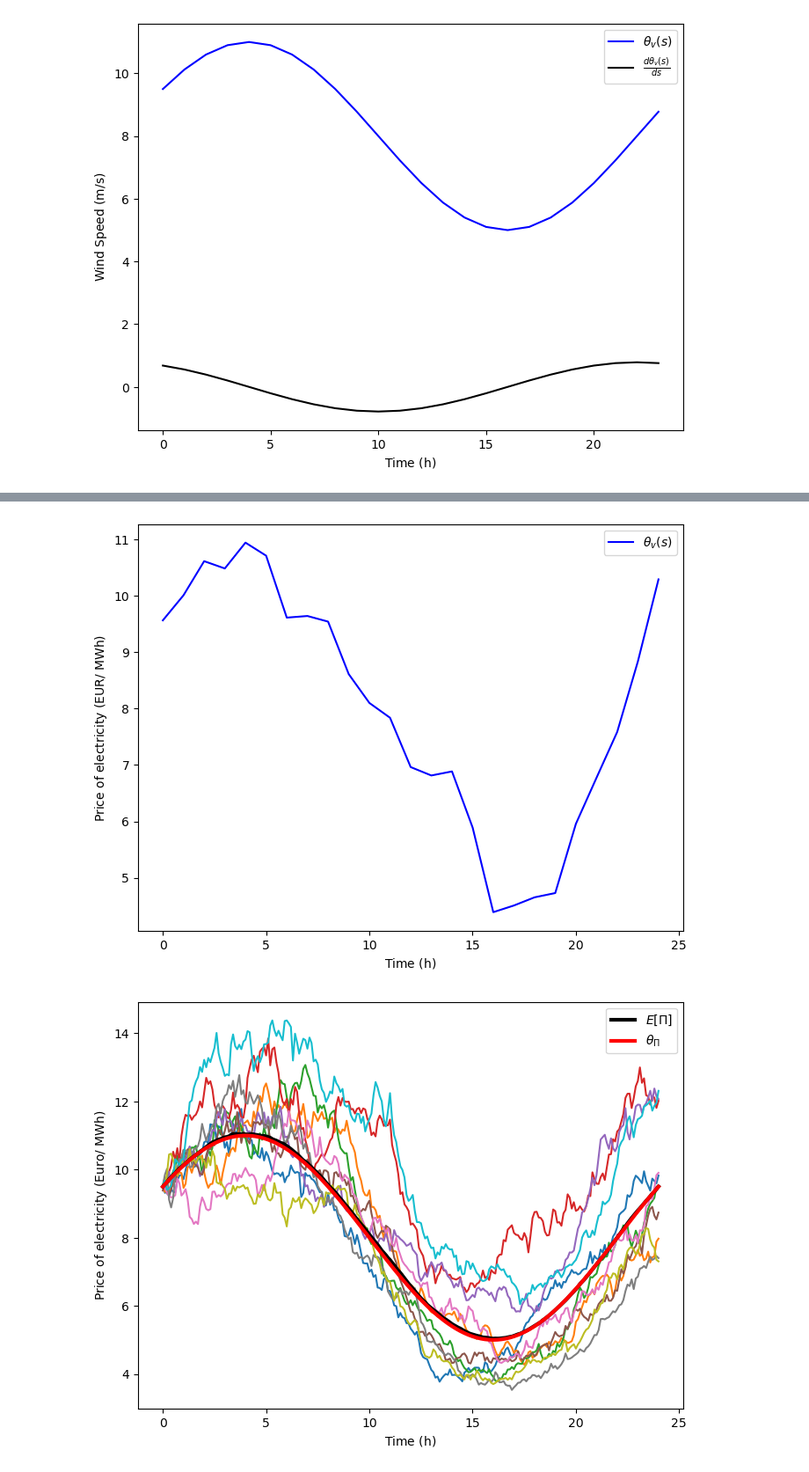
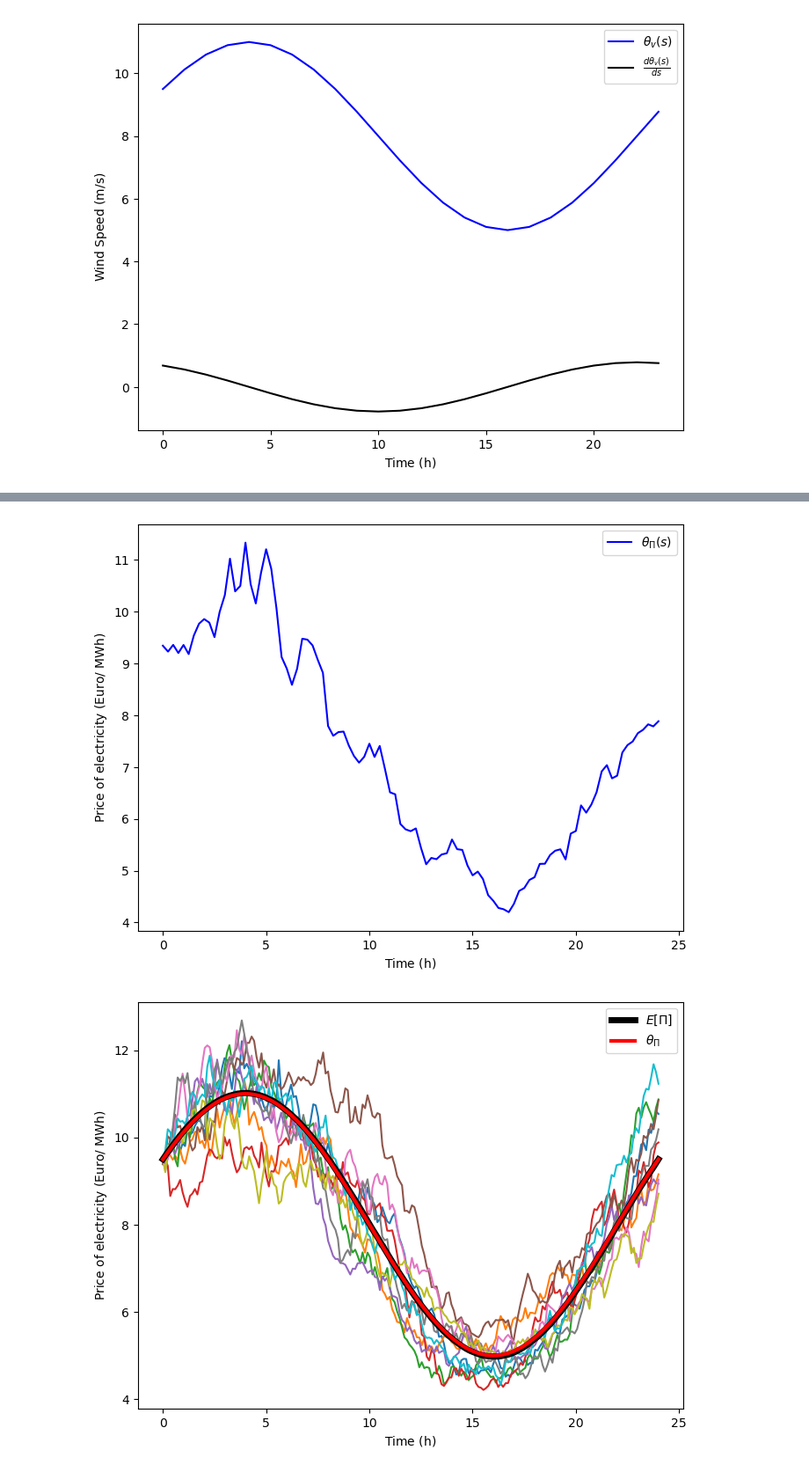
Before and after one commit to thihaa2019/HESS-NN, a Jupyter notebook: price_process.ipynb, the cells around one changed output, grey strips where cells are left out. Shown: that part at 88% size. Drawn from its saved outputs; the diff is of its cells as text; code cells hidden in the pictures.

Commit message:
updated price_process

```diff
--- a/price_process.ipynb
+++ b/price_process.ipynb
@@ -81,32 +157,36 @@ array([ 9.5614066 , 10.00558357, 10.60933109, 10.48012728, 10.93791533,
 # %%
 plt.figure(figsize=(8, 6))
-plt.plot(np.arange(0, T+h, h), price_process, color = "blue", label = r'$\theta_v(s)$')
+plt.plot(np.arange(0, T+h, h), prices2[0], color="blue", label = r'$\theta_{\Pi}(s)$')
 plt.xlabel(r'$\text{Time (h)}$')
-plt.ylabel(r'$\text{Price of electricity (EUR/ MWh)}$')
-plt.legend()
+plt.ylabel(r'$\text{Price of electricity (Euro/ MWh)}$')
+plt.legend(loc='upper right')
 plt.show()
 # %% [output]
-[figure, old version]
+[figure, new version]
-# %%
-# simulations
-h = 0.1
-simulation_times = 1000
-prices = np.zeros(simulation_times * (int(T / h) + 1))
-prices = np.reshape(prices, (simulation_times, int(T/h) + 1))
-for i in range(simulation_times):
-    prices[i] = price_sde(T, h, k_pi, sigma_pi_v, sigma_pi_pi)
-expected_value = np.mean(prices, axis=0)
-# print(expected_value)
 # %%
-# print(prices)
+T = 24
+N = 201
+h = T / N
+k_pi = 0.04 / h
+sigma_pi_v = 0.01
+sigma_pi_pi = 0.075
+simulation_times = 10000
+
+cov = np.reshape(np.array([1, 0, 0, 1]), (2, 2))
+BM = np.random.multivariate_normal([0,0], cov, size = (simulation_times, N))
+wind_BM = BM[:, :, 0]
+price_BM = BM[:, :, 1]
 plt.figure(figsize=(8, 6))
+prices3 = price_sde(T, N, k_pi, sigma_pi_v, sigma_pi_pi, simulation_times, wind_BM, price_BM)
 for i in range(10):
-    plt.plot(np.arange(0, T+h, h), prices[i])
-plt.plot(np.arange(0, T+h, h), expected_value, color='black', linewidth = 3, label=r'$E[\Pi]$')
-plt.plot(np.arange(0, T+h, h), theta_v(np.arange(0, T+h, h)), color="red", linewidth = 3, label = r'$\theta_{\Pi}$')
+    plt.plot(np.arange(0, T+h, h), prices3[i])
+expected_value = np.mean(prices3, axis=0)
+#print(expected_value)
+plt.plot(np.arange(0, T+h, h), expected_value, linewidth = 5, color="black", label=r'$E[\Pi]$')
+plt.plot(np.arange(0, T+h, h), theta_v(np.arange(0, T+h, h)), linewidth = 3, color="red", label = r'$\theta_{\Pi}$')
 plt.xlabel(r'$\text{Time (h)}$')
 plt.ylabel(r'$\text{Price of electricity (Euro/ MWh)}$')
-plt.legend()
+plt.legend(loc='upper right')
 plt.show()
 # %% [output]
-[figure, old version]
+[figure, new version]
```
Also changed, not shown: parts of 4 cells of this notebook.
